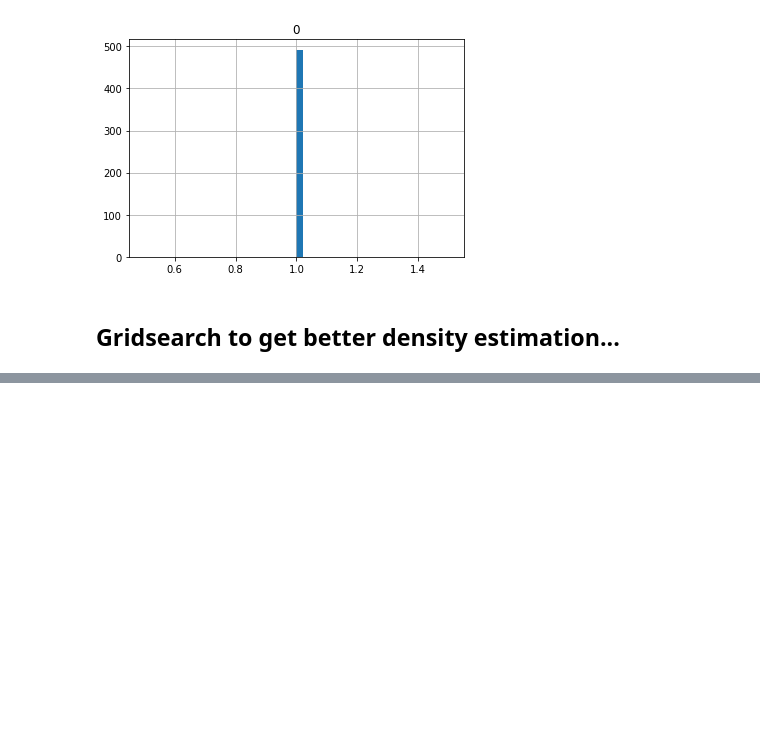
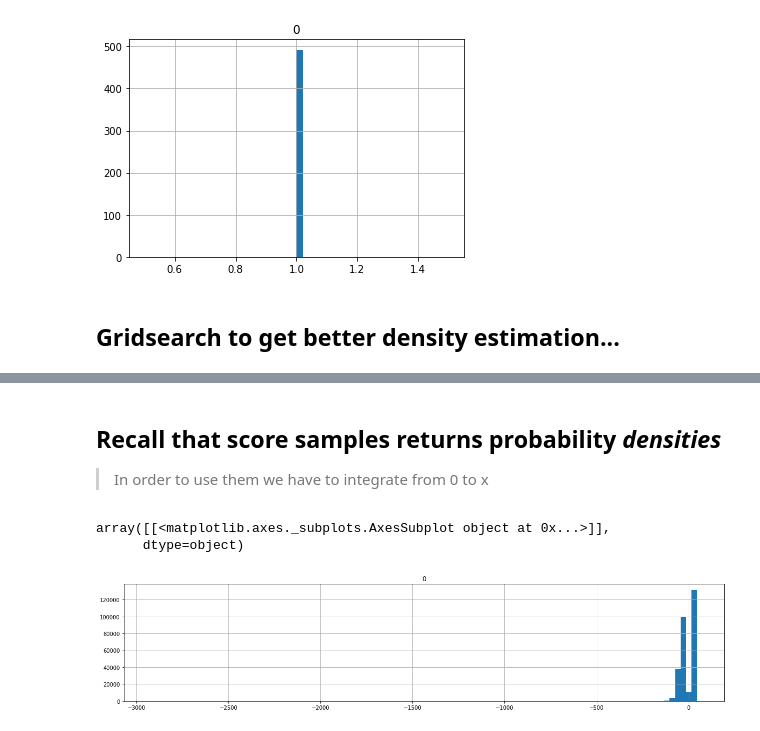
Before and after one commit to ahsanMah/COMP562_Project, a Jupyter notebook: GMM.ipynb, the cells around one changed output, grey strips where cells are left out. Drawn from its saved outputs; the diff is of its cells as text; code cells hidden in the pictures; blank space fills up the shorter version.

```diff
--- a/GMM.ipynb
+++ b/GMM.ipynb
@@ -85,0 +153,10 @@ array([[<matplotlib.axes._subplots.AxesSubplot object at 0x...>]],
+# %% [markdown]
+## Recall that score samples returns probability *densities*
+> In order to use them we have to integrate from 0 to x
+# %%
+train_scores = pd.DataFrame(best_gmm.score_samples(inlier_train))
+train_scores.hist(bins=100, figsize=(20,4))
+# %% [output]
+array([[<matplotlib.axes._subplots.AxesSubplot object at 0x...>]],
+      dtype=object)
+[figure, added]
```
Also changed, not shown: parts of 17 cells of this notebook.
